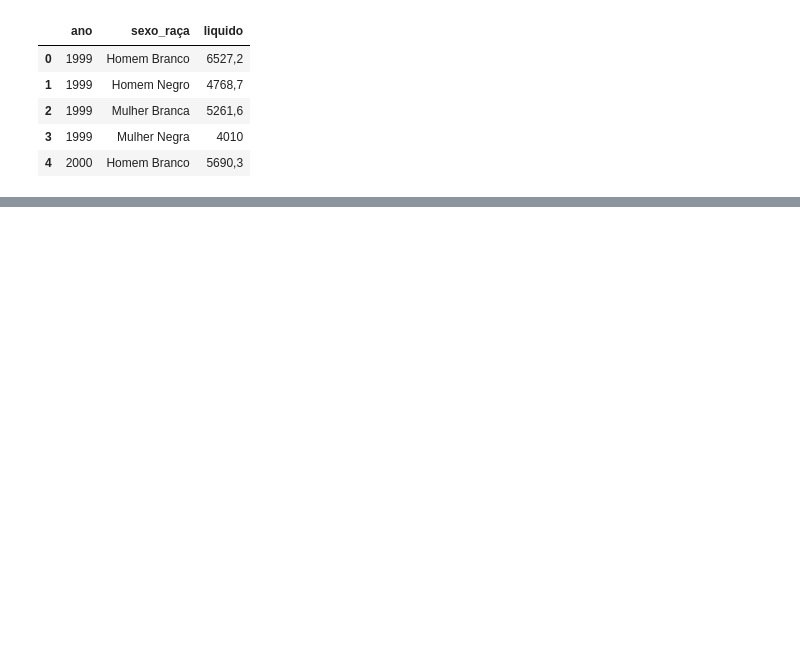
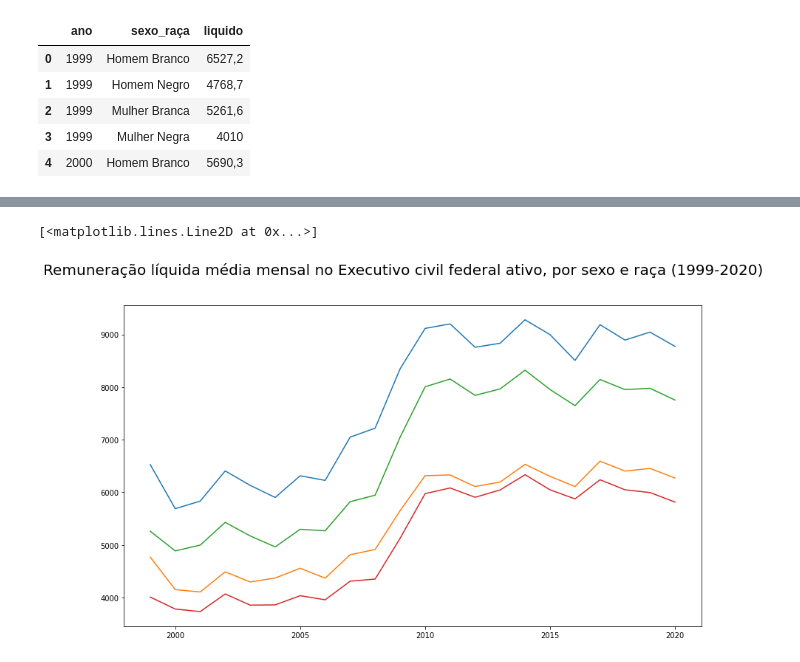
Before and after one commit to deborabastos/hacker_fiscalizacao, a Jupyter notebook: serviores.ipynb, the cells around one changed output, grey strips where cells are left out. Cells and saved outputs as stored; diff of their text form; code cells hidden in the pictures; blank space fills up the shorter version.

```diff
--- a/serviores.ipynb
+++ b/serviores.ipynb
@@ -46,0 +54,5 @@ df.head()
+# %%
+df['liquido'] = df['liquido'].astype(str)
+df['liquido'] = df['liquido'].str.replace(',', '.')
+df['liquido'] = df['liquido'].astype(float)
+df.head()
@@ -46,0 +73,6 @@ df.head()
+# %%
+hb = df.loc[df['sexo_raça'] == 'Homem Branco']
+hn = df.loc[df['sexo_raça'] == 'Homem Negro']
+mb = df.loc[df['sexo_raça'] == 'Mulher Branca']
+mn = df.loc[df['sexo_raça'] == 'Mulher Negra']
+hb.head()
@@ -46,0 +86,24 @@ df.head()
+# %%
+x1 = hb['ano']
+y1 = hb['liquido']
+
+x2 = hn['ano']
+y2 = hn['liquido']
+
+x3 = mb['ano']
+y3 = mb['liquido']
+
+x4 = mn['ano']
+y4 = mn['liquido']
+
+
+fig, ax = plt.subplots(figsize=(14,8))
+plt.suptitle('Remuneração líquida média mensal no Executivo civil federal ativo, por sexo e raça (1999-2020)', size=20)
+
+plt.plot(x1,y1)
+plt.plot(x2,y2)
+plt.plot(x3,y3)
+plt.plot(x4,y4)
+# %% [output]
+[<matplotlib.lines.Line2D at 0x...>]
+[figure, added]
```
Also changed, not shown: parts of 9 cells of this notebook, 1 other file.
